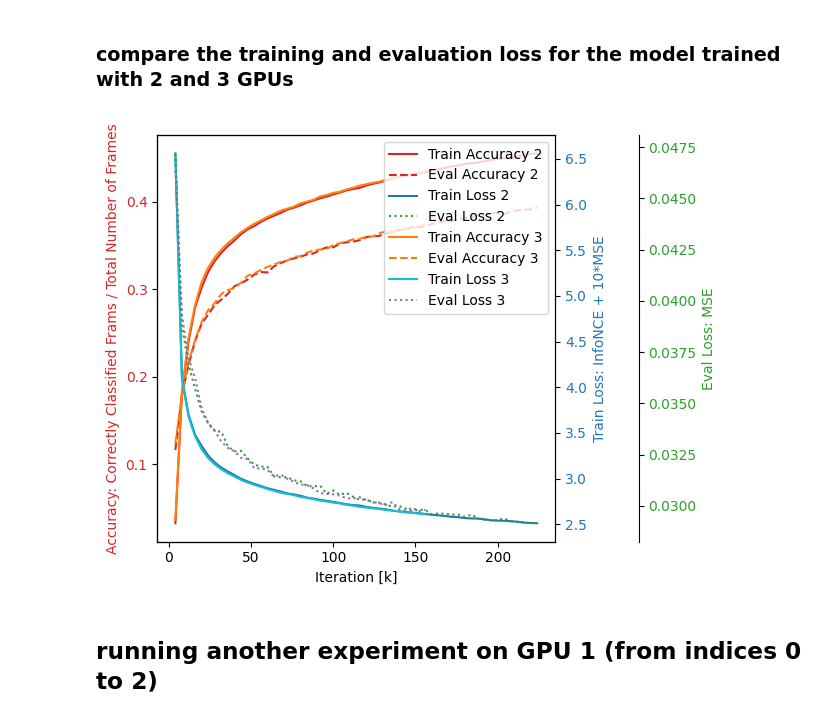
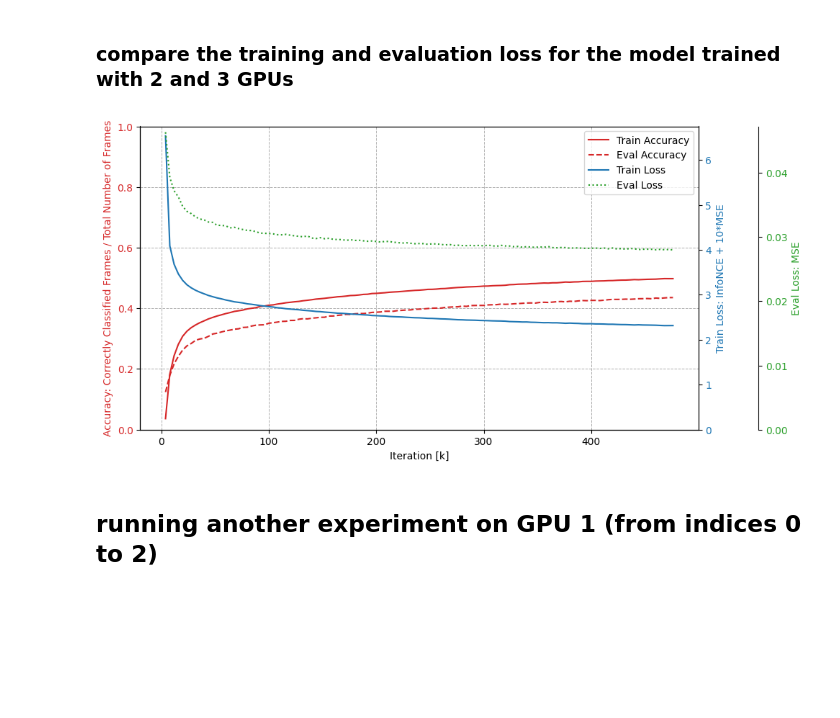
Before and after one commit to Ironmomo/SpeakerVerificationBA, a Jupyter notebook: pretraining/utilities/progress.ipynb, the cells around one changed output. Saved outputs shown, nothing was run; the diff lists cells and outputs as text; code cells hidden in the pictures; blank space fills up the shorter version.

```diff
--- a/pretraining/utilities/progress.ipynb
+++ b/pretraining/utilities/progress.ipynb
@@ -218,42 +193,45 @@ for i in range(len(acc_train2)):
 # %% [markdown]
 ### compare the training and evaluation loss for the model trained with 2 and 3 GPUs
 # %%
-fig, ax1 = plt.subplots()
+# Create a plot with a wider figure size
+fig, ax1 = plt.subplots(figsize=(10, 5))  # You can adjust the size as needed
 
 color_train = 'tab:red'
 ax1.set_xlabel('Iteration [k]')
-ax1.set_ylabel('Accuracy: Correctly Classified Frams / Total Number of Frames', color=color_train)
-line1, = ax1.plot(iteration2/1e3, acc_train2, color=color_train, label='Train Accuracy 2')
-line2, = ax1.plot(iteration2/1e3, acc_eval2, color=color_train, linestyle='dashed', label='Eval Accuracy 2')
-line5, = ax1.plot(iteration3/1e3, acc_train3, color='tab:orange', label='Train Accuracy 3')
-line6, = ax1.plot(iteration3/1e3, acc_eval3, color='tab:orange', linestyle='dashed', label='Eval Accuracy 3')
+ax1.set_ylabel('Accuracy: Correctly Classified Frames / Total Number of Frames', color=color_train)
+line5, = ax1.plot(iteration3 / 1e3, acc_train3, color=color_train, label='Train Accuracy')
+line6, = ax1.plot(iteration3 / 1e3, acc_eval3, color=color_train, linestyle='dashed', label='Eval Accuracy')
 ax1.tick_params(axis='y', labelcolor=color_train)
+ax1.set_ylim(0, 1)  # Set the limit for the accuracy axis starting at 0
 
 ax2 = ax1.twinx()
 color_loss = 'tab:blue'
 ax2.set_ylabel('Train Loss: InfoNCE + 10*MSE', color=color_loss)
-line3, = ax2.plot(iteration2/1e3, loss_train2, color=color_loss, label='Train Loss 2')
-line7, = ax2.plot(iteration3/1e3, loss_train3, color='tab:cyan', label='Train Loss 3')
+line7, = ax2.plot(iteration3 / 1e3, loss_train3, color=color_loss, label='Train Loss')
 ax2.tick_params(axis='y', labelcolor=color_loss)
+ax2.set_ylim(0, ax2.get_ylim()[1])  # Start y-axis at 0 for loss
 
 ax3 = ax1.twinx()
 ax3.spines['right'].set_position(('outward', 60))  # Offset the right spine of ax3
 color_eval_loss = 'tab:green'
 ax3.set_ylabel('Eval Loss: MSE', color=color_eval_loss)
-line4, = ax3.plot(iteration2/1e3, mse_eval2, color=color_eval_loss, linestyle='dotted', label='Eval Loss 2')
-line8, = ax3.plot(iteration3/1e3, mse_eval3, color='tab:purple', linestyle='dotted', label='Eval Loss 3')
+line8, = ax3.plot(iteration3 / 1e3, mse_eval3, color=color_eval_loss, linestyle='dotted', label='Eval Loss')
 ax3.tick_params(axis='y', labelcolor=color_eval_loss)
+ax3.set_ylim(0, ax3.get_ylim()[1])  # Start y-axis at 0 for eval loss
+
+# Adding grid to the primary axis (ax1)
+ax1.grid(True, which='both', linestyle='--', linewidth=0.7)
 
 # Collect all lines and labels for the legend
-lines = [line1, line2, line3, line4, line5, line6, line7, line8]
+lines = [line5, line6, line7, line8]
 labels = [line.get_label() for line in lines]
 
 # Place a single legend on the plot
 ax1.legend(lines, labels, loc='upper right')
 
 fig.tight_layout()
 plt.show()
 # %% [output]
-[figure, old version]
+[figure, new version]
 # %% [markdown]
 ## running another experiment on GPU 1 (from indices 0 to 2)
```
Also changed, not shown: parts of 5 cells of this notebook, 2 other files.
